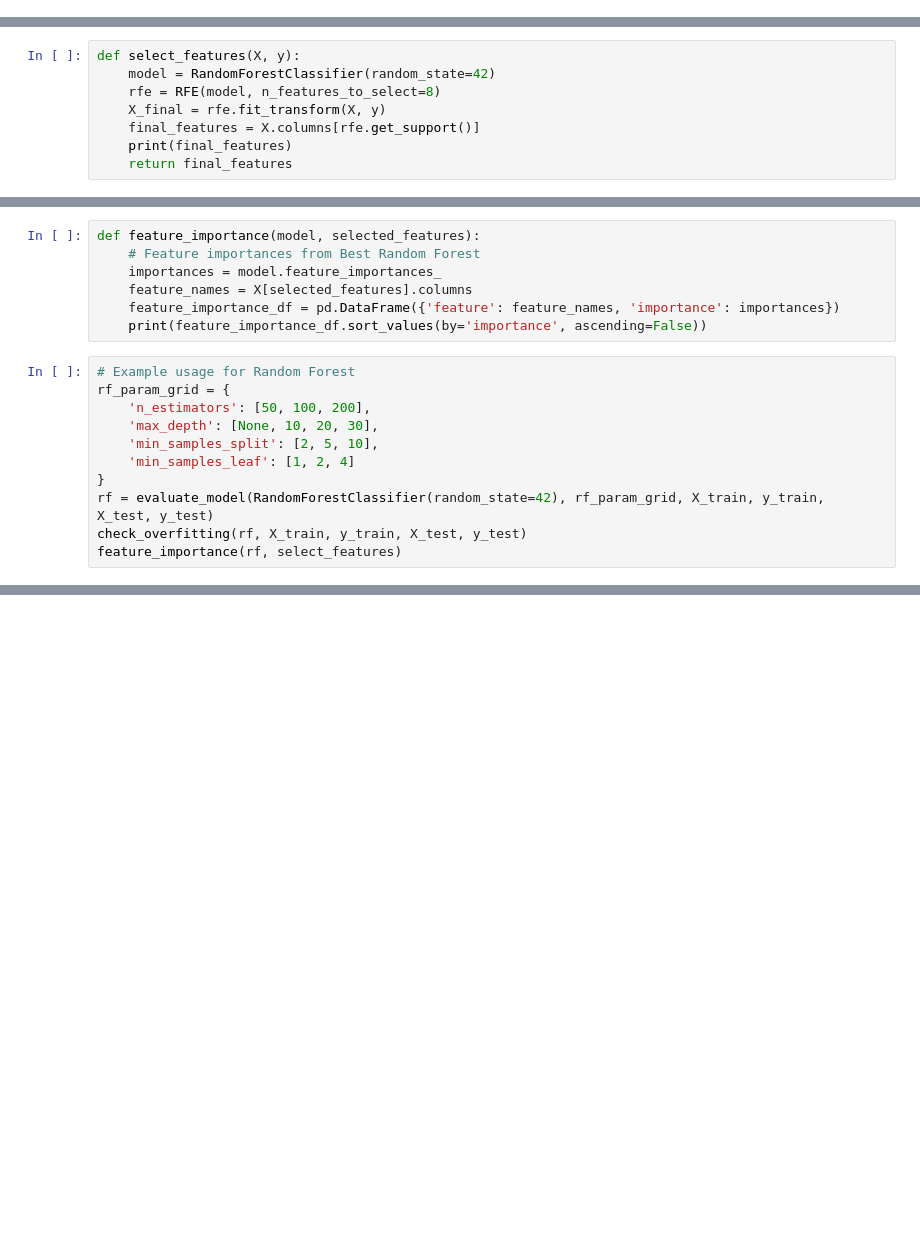
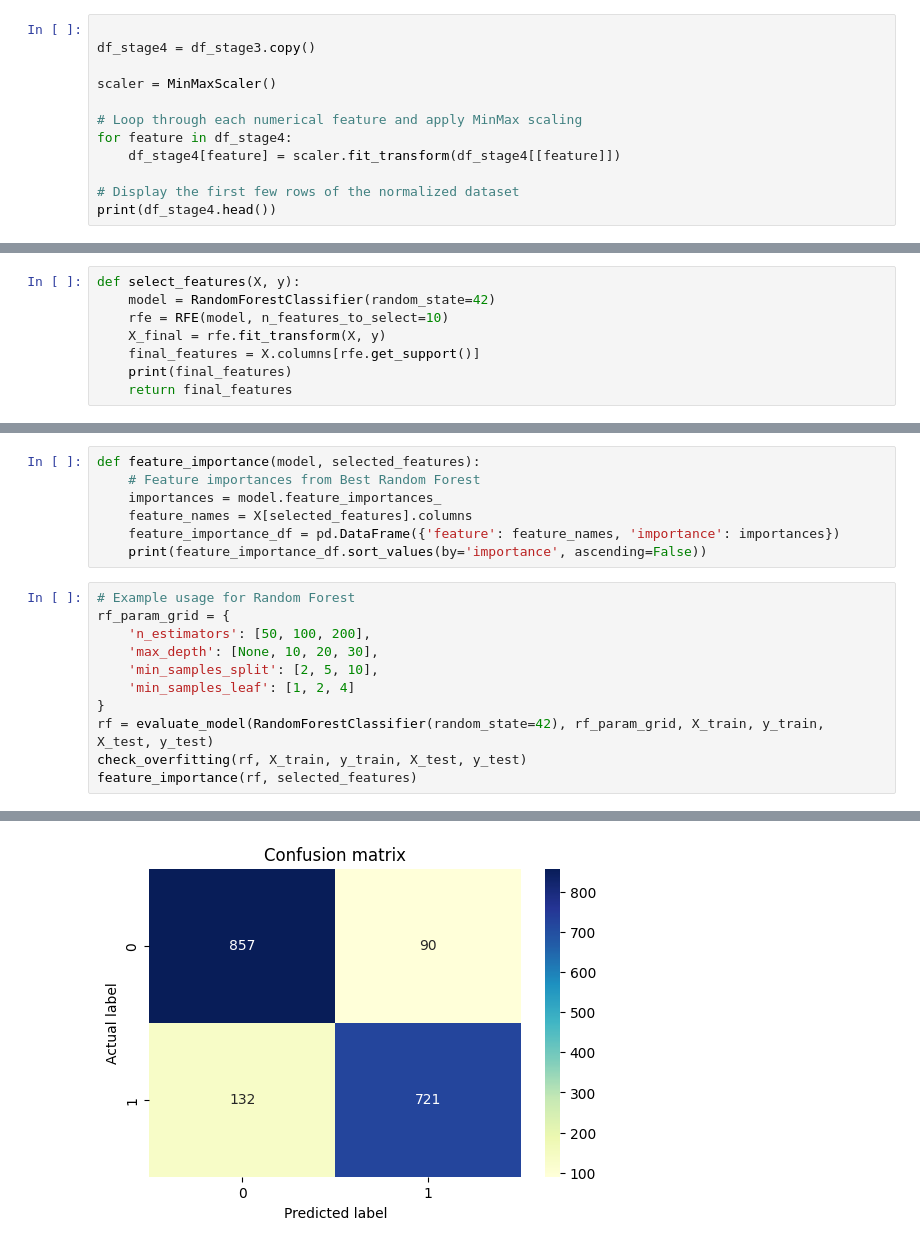
Before and after one commit to Montasir00/Ml_final_project, a Jupyter notebook: Final_Project.ipynb, the cells around one changed output, grey strips where cells are left out. Saved outputs shown, nothing was run; the diff lists cells and outputs as text; blank space fills up the shorter version.

```diff
--- a/Final_Project.ipynb
+++ b/Final_Project.ipynb
@@ -512,0 +505,12 @@ df_stage4.head()
+# %%
+
+df_stage4 = df_stage3.copy()
+
+scaler = MinMaxScaler()
+
+# Loop through each numerical feature and apply MinMax scaling
+for feature in df_stage4:
+    df_stage4[feature] = scaler.fit_transform(df_stage4[[feature]])
+
+# Display the first few rows of the normalized dataset
+print(df_stage4.head())
@@ -518,7 +541,7 @@ y = df_stage4['target']
 # %%
 def select_features(X, y):
     model = RandomForestClassifier(random_state=42)
-    rfe = RFE(model, n_features_to_select=8)
+    rfe = RFE(model, n_features_to_select=10)
     X_final = rfe.fit_transform(X, y)
     final_features = X.columns[rfe.get_support()]
     print(final_features)
@@ -612,4 +635,5 @@ rf_param_grid = {
 }
 rf = evaluate_model(RandomForestClassifier(random_state=42), rf_param_grid, X_train, y_train, X_test, y_test)
 check_overfitting(rf, X_train, y_train, X_test, y_test)
-feature_importance(rf, select_features)
+feature_importance(rf, selected_features)
+# %% [output]
@@ -615,0 +650 @@ feature_importance(rf, select_features)
+[figure, added]
```
Also changed, not shown: parts of 14 cells of this notebook.
